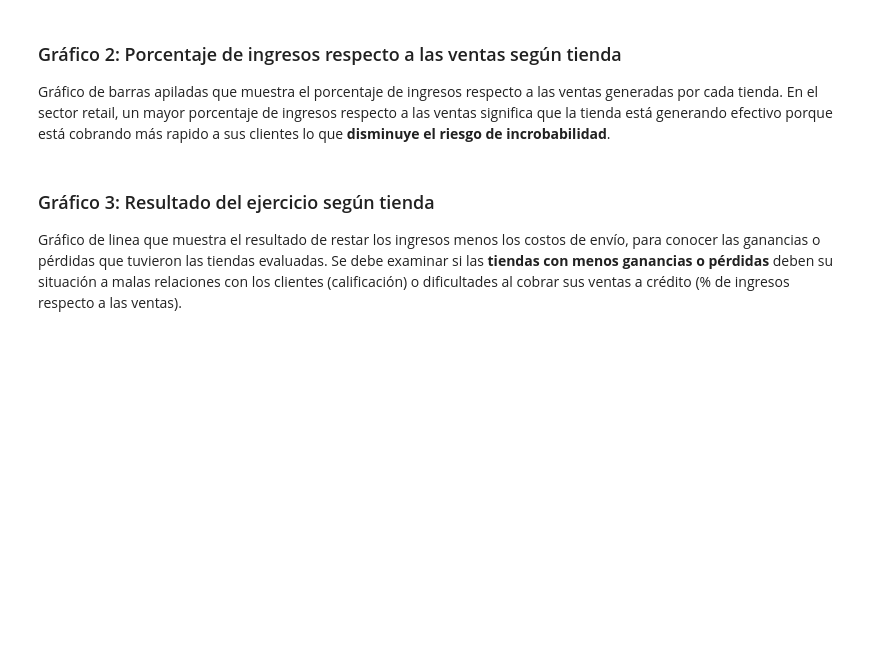
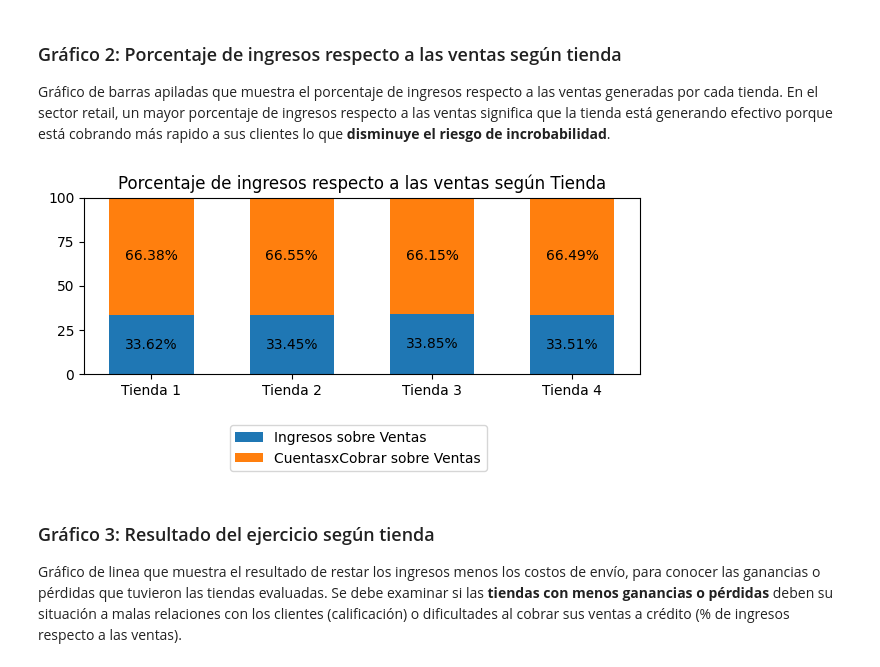
Before and after one commit to JLuceroVasquez/challenge-alura-store, a Jupyter notebook: AluraStoreLatam.ipynb, the cells around one changed output. Saved outputs shown, nothing was run; the diff lists cells and outputs as text; code cells hidden in the pictures; blank space fills up the shorter version.

```diff
--- a/AluraStoreLatam.ipynb
+++ b/AluraStoreLatam.ipynb
@@ -542,6 +576,51 @@ tiendas_pd_unificado.head(5)
 # %% [markdown]
 ### Gráfico 2: Porcentaje de ingresos respecto a las ventas según tienda
 Gráfico de barras apiladas que muestra el porcentaje de ingresos respecto a las ventas generadas por cada tienda. En el sector retail, un mayor porcentaje de ingresos respecto a las ventas significa que la tienda está generando efectivo porque está cobrando más rapido a sus clientes lo que **disminuye el riesgo de incrobabilidad**.
+# %%
+# Agrupar los datos, de manera que existan tres series en el dataframe: Tienda, % de ingresos respecto ventas, % de cuentas por cobras respecto ventas
+tiendas_pd_ingresos_cxc = tiendas_pd_unificado.groupby("Tienda").agg(
+    Ingresos=pd.NamedAgg(column="Precio", aggfunc="sum"),
+    Ventas=pd.NamedAgg(column="Ventas", aggfunc="sum")).reset_index()
+
+tiendas_pd_ingresos_cxc["Ingresos sobre Ventas"] = (tiendas_pd_ingresos_cxc["Ingresos"]/tiendas_pd_ingresos_cxc["Ventas"])*100
+
+tiendas_pd_ingresos_cxc["CuentasxCobrar sobre Ventas"] = 100 - tiendas_pd_ingresos_cxc["Ingresos sobre Ventas"]
+
+# Establecemos los datos que usaremos en el gráfico: Categorías del eje X, Valores del eje Y, y Categorías de la barra
+categorias_eje_x = tiendas_pd_ingresos_cxc["Tienda"] #Nombre de las tiendas
+valores_eje_y = tiendas_pd_ingresos_cxc[["Ingresos sobre Ventas","CuentasxCobrar sobre Ventas"]] #Dataframe con las series "Ingresos/Ventas" "CxC/Ventas"
+
+ubicacion_base_barras=[] # Lista que contiene la ubicación en el eje Y de la base de las barras.
+for i in range(0,len(categorias_eje_x),1): # Mediante este ciclo for, se itera tantas veces como tiendas haya.
+    ubicacion_base_barras.append(0) # En cada iteración, se añade cero a la lista "ubicacion_base_barras". Así, todas las barras empiezan donde Y es cero.
+
+# Se crea una figura y un plano para nuestro gráfico con maplotlib.
+fig, ax = plt.subplots(figsize=(6, 3), layout="constrained")
+
+# Se itera sobre el nombre y contenido de las series del dataframe que contiene los valores mostrados en el eje Y.
+for nombre_serie, serie in valores_eje_y.items():
+    contenedor = ax.bar(categorias_eje_x, serie, width=0.6, label = nombre_serie, bottom=ubicacion_base_barras) # Se configuran las barras del gráfico
+        # Se indican las categorías del eje X como los nombres de las tiendas.
+        # Se añaden como valores del eje Y al contenido de la "serie"  del dataframe "valores_eje_y".
+        # Se agrega como etiqueta de las barras al nombre de la serie.
+    ubicacion_base_barras+= serie # Se apilan los valores de las series sobre la base (que es cero inicialmente).
+
+    ax.bar_label(contenedor, fmt="{:.2f}%", label_type="center") # Se configuran las etiquetas en las barras.
+        # Se indica el contenedor con todas las barras.
+        # Se indica el formato de las etiquetas (dos decimales y con un signo de porcentaje).
+        # Se indica la ubicación de las etiquetas en las barras, ene ste caso al centro.
+
+ax.set(ylim=(0, 100), yticks=range(0, 101,25)) # El eje Y va de cero a cien. Y en su interior, los separadores se fijan cada 25 unidades.
+
+ax.set_title("Porcentaje de ingresos respecto a las ventas según Tienda") # Se fija el título del gráfico.
+
+ax.legend(loc="upper left", bbox_to_anchor=(0.25,-0.25))
+    # La esquina superior izquierda de la leyenda se ubica en una posición intermedia del eje x (0.25) y en una posición por debajo del eje y (-0.25).
+
+# Se muestra el gráfico
+plt.show()
+# %% [output]
+[figure, added]
 # %% [markdown]
 ### Gráfico 3: Resultado del ejercicio según tienda
 Gráfico de linea que muestra el resultado de restar los ingresos menos los costos de envío, para conocer las ganancias o pérdidas que tuvieron las tiendas evaluadas. Se debe examinar si las **tiendas con menos ganancias o pérdidas** deben su situación a malas relaciones con los clientes (calificación) o dificultades al cobrar sus ventas a crédito (% de ingresos respecto a las ventas).
```
Also changed, not shown: parts of 3 cells of this notebook.
